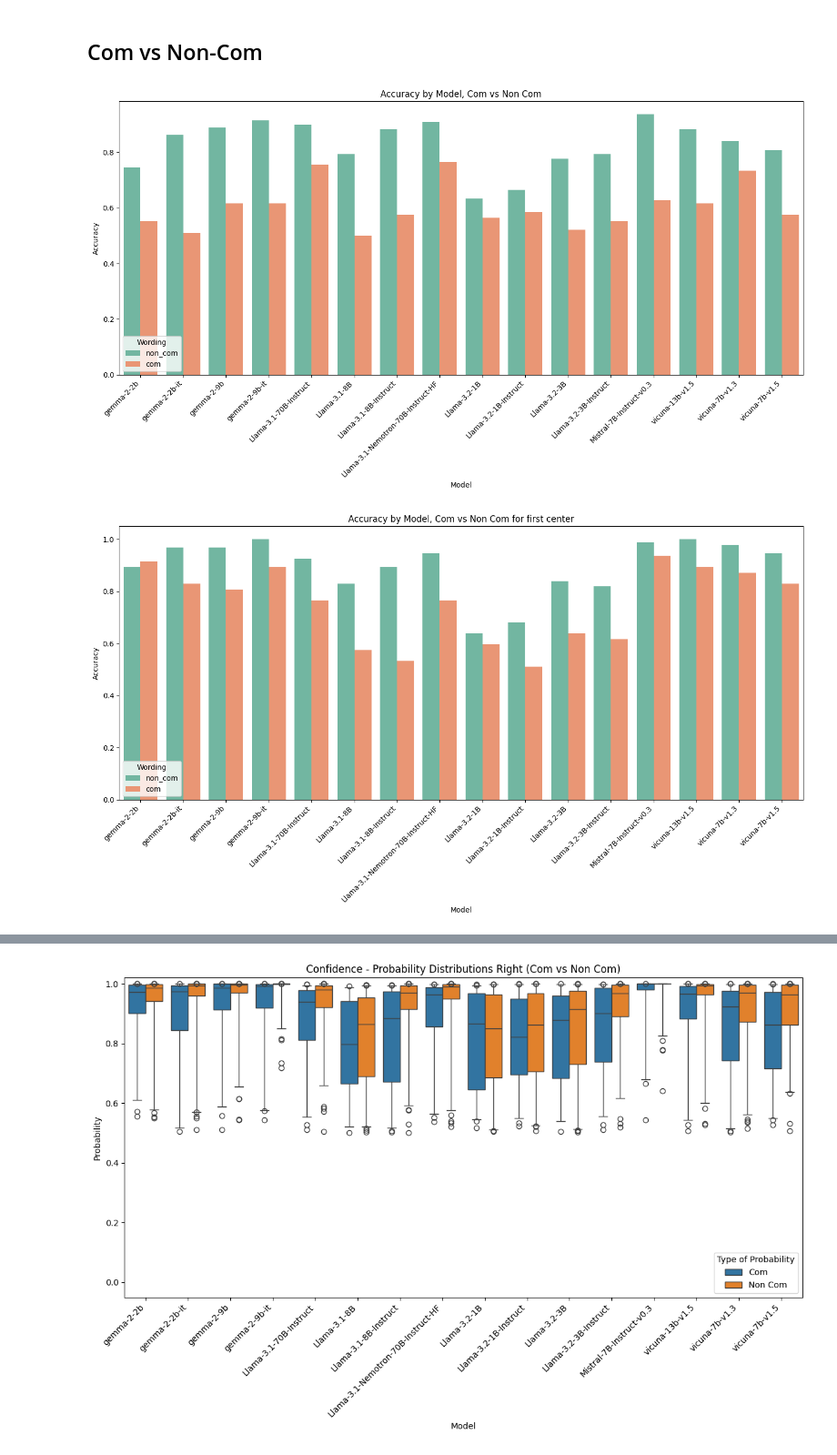
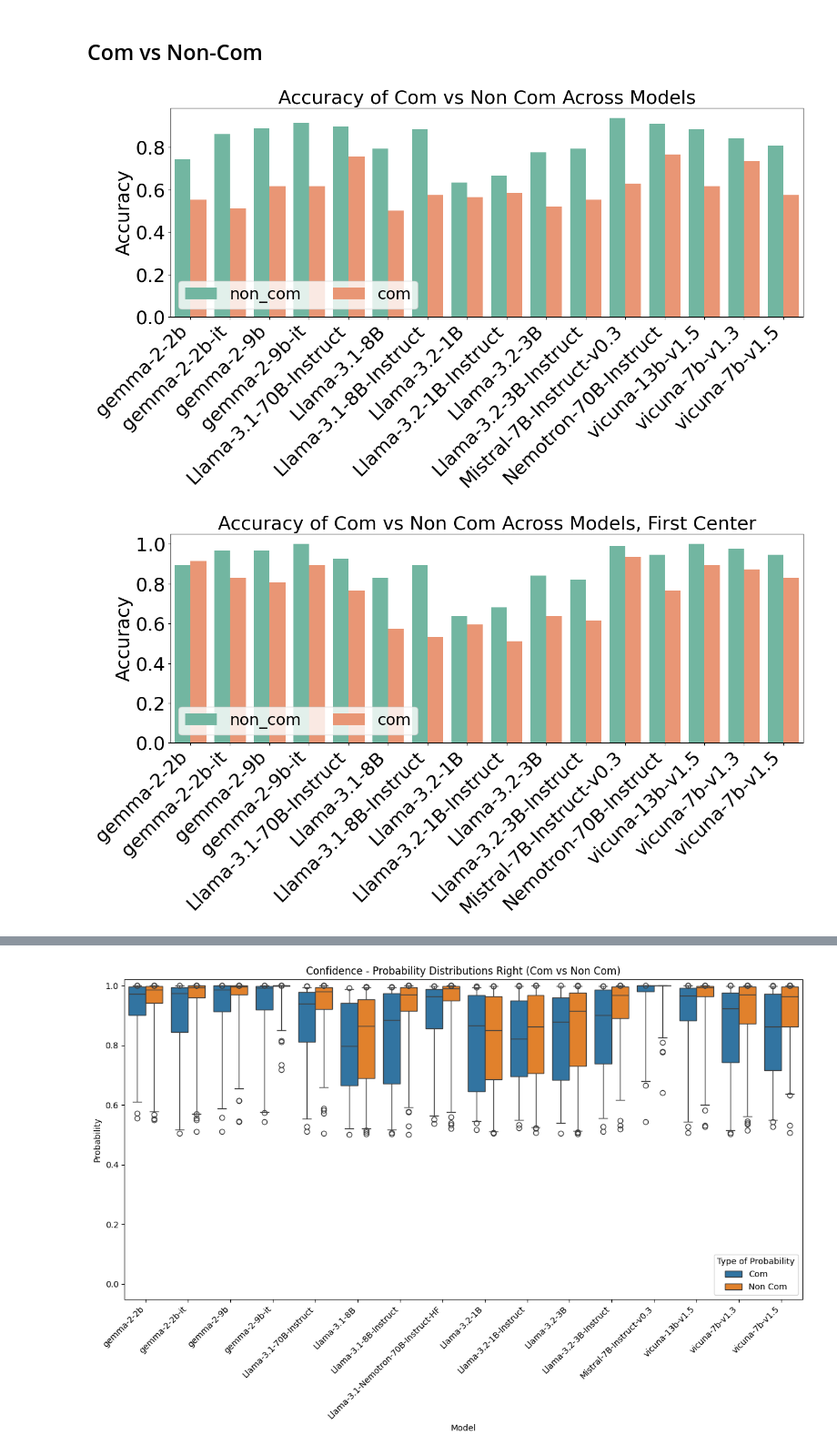
Before and after one commit to inbalh1/ModelsCognitiveSkills, a Jupyter notebook: united_analysis.ipynb, the cells around one changed output, grey strips where cells are left out. Shown at 91% size. Cells and saved outputs as stored; diff of their text form; code cells hidden in the pictures.

Commit message:
Update graphs

```diff
--- a/united analysis.ipynb
+++ b/united_analysis.ipynb
@@ -39,12 +20,17 @@ data = []
 for filename in os.listdir(csv_dir):
     if filename.endswith(".csv"):
         model_name = filename.replace(".csv", "")
+
         # Drop models that didn't work
         if model_name in ["google_gemma-2-27b", "google_gemma-2-27b-it"]:
           continue
         # Load the CSV file
         file_path = os.path.join(csv_dir, filename)
         df = pd.read_csv(file_path)
+
+        # handle too long model names
+        if model_name == "nvidia_Llama-3.1-Nemotron-70B-Instruct-HF":
+            model_name = "nvidia_Nemotron-70B-Instruct"
 
         # Add a 'model' column based on the filename
         df['model'] = '_'.join(model_name.split('_')[1:])
@@ -165,12 +151,13 @@ sns.barplot(
 )
 
 # Customize the plot
-title = 'Accuracy by Model and Wording'
-plt.title(title)
-plt.xlabel('Model')
-plt.ylabel('Accuracy')
-plt.legend(title='Wording', loc='lower left')
-plt.xticks(rotation=45, ha='right', fontsize=10)
+title = 'Accuracy by Wording Across Models'
+plt.title(title, fontsize='26')
+plt.xlabel('')
+plt.ylabel('Accuracy', fontsize='26')
+plt.legend(loc='lower left', fontsize='22', ncol=3)
+plt.xticks(rotation=45, ha='right', fontsize=26)
+plt.yticks(fontsize=26)
 
 # Save figure
 filename = title.lower().replace(' ', '_').replace(",", "_") + '.png'
@@ -297,40 +284,41 @@ def plot_accuracy_per_model(grouped_df, title):
       by=['model'],
       key=lambda col: col.str.lower(),
   ).reset_index(drop=True)
 
   # Set up the figure
   plt.figure(figsize=(14, 8))
 
   # Create the bar plot
   sns.barplot(
       data=avg_accuracy,
       x='model',
       y='accuracy',
       hue='wording_com',  # Combining center type and wording for color coding
       palette='Set2'
   )
 
   # Customize the plot
-  plt.title(title)
-  plt.xlabel('Model')
-  plt.ylabel('Accuracy')
-  plt.legend(title='Wording', loc='lower left')
-  plt.xticks(rotation=45, ha='right', fontsize=10)
+  plt.title(title, fontsize=26)
+  plt.xlabel('')
+  plt.ylabel('Accuracy', fontsize=26)
+  plt.legend(loc='lower left', fontsize=22, ncols=2)
+  plt.xticks(rotation=45, ha='right', fontsize=26)
+  plt.yticks(fontsize=26)
 
   # Save figure
   filename = title.lower().replace(' ', '_').replace(",", "_") + '.png'
   file_path = os.path.join(res_dir, filename)
   plt.savefig(file_path)
 
   # Show plot
   plt.tight_layout()
   plt.show()
 
-plot_accuracy_per_model(accuracy_by_model_and_type, 'Accuracy by Model, Com vs Non Com')
+plot_accuracy_per_model(accuracy_by_model_and_type, 'Accuracy of Com vs Non Com Across Models')
 first_center = accuracy_by_model_and_type[accuracy_by_model_and_type['center_type'] == "first_center"]
 second_center = accuracy_by_model_and_type[accuracy_by_model_and_type['center_type'] == "second_center"]
-plot_accuracy_per_model(first_center, title='Accuracy by Model, Com vs Non Com for first center')
-plot_accuracy_per_model(second_center, title='Accuracy by Model, Com vs Non Com for second center')
+plot_accuracy_per_model(first_center, title='Accuracy of Com vs Non Com Across Models, First Center')
+plot_accuracy_per_model(second_center, title='Accuracy of Com vs Non Com Across Models, Second Center')
 # %% [output]
-[figure, old version]
+[figure, new version]
-[figure, old version]
+[figure, new version]
```
Also changed, not shown: parts of 6 cells of this notebook, 8 other files.
